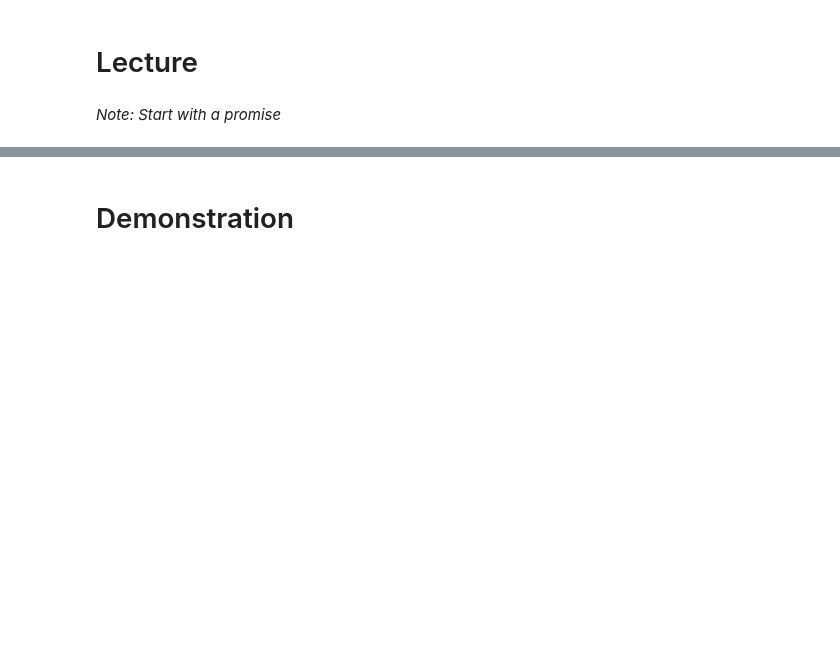
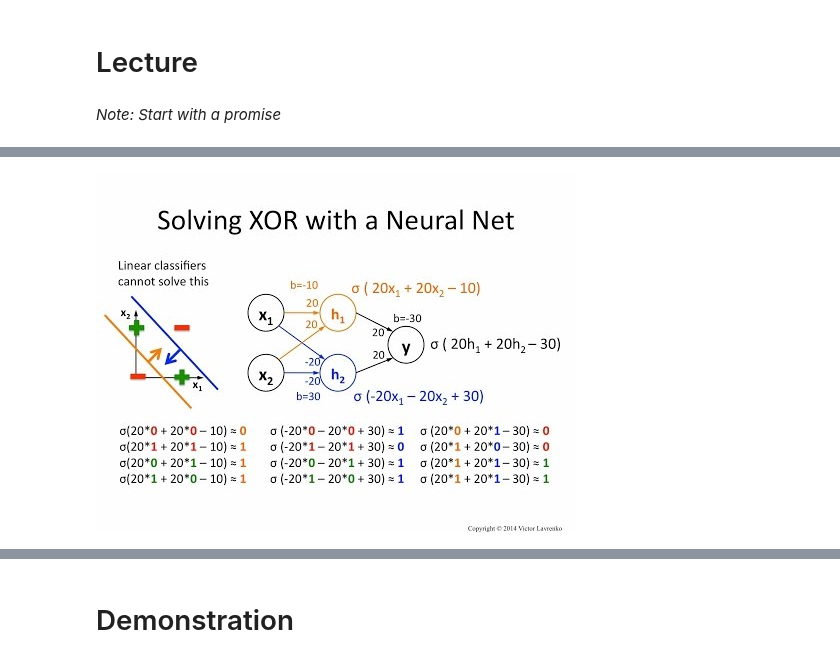
Before and after one commit to robOcity/ai-course, a Jupyter notebook: slides/week-8-learning-with-boosting-and-neural-nets.ipynb, the cells around one changed output, grey strips where cells are left out. Cells and saved outputs as stored; diff of their text form; code cells hidden in the pictures; blank space fills up the shorter version.

```diff
--- a/slides/week-8-learning-with-boosting-and-neural-nets.ipynb
+++ b/slides/week-8-learning-with-boosting-and-neural-nets.ipynb
@@ -30,0 +61,7 @@ _Note: Start with a promise_
+# %%
+## A Multilayer Neural Network Solves the XOR problem
+
+from IPython.display import YouTubeVideo
+YouTubeVideo('kNPGXgzxoHw', width=1024, height=576)
+# %% [output]
+[figure, added]
```
Also changed, not shown: parts of 9 cells of this notebook, 1 other file.
